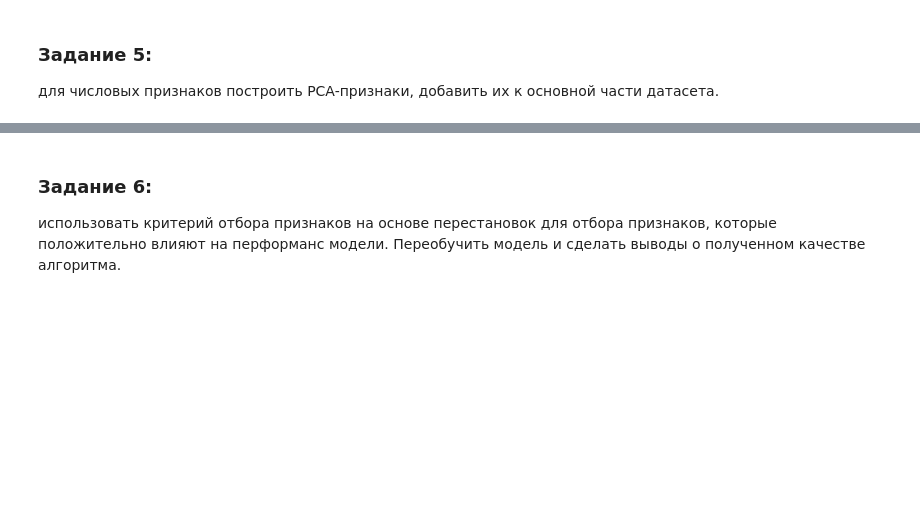
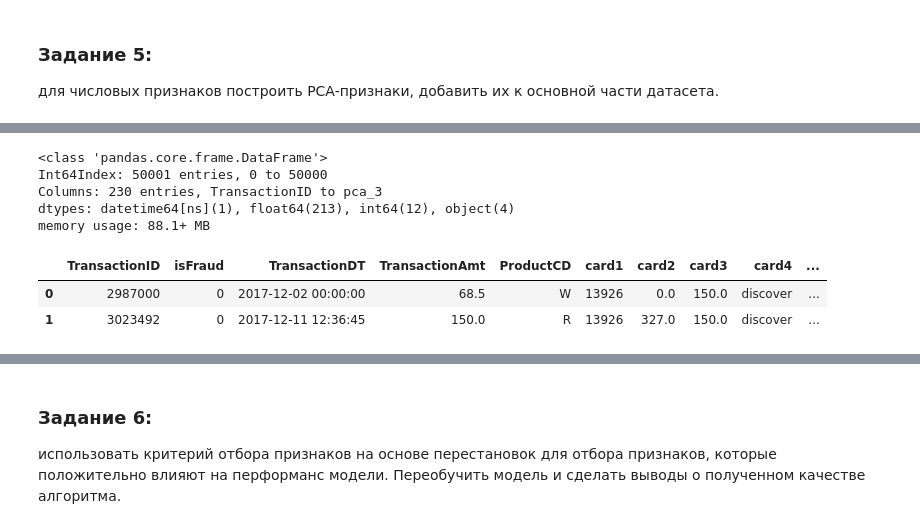
Before and after one commit to annulet/kaggle, a Jupyter notebook: hw_3.ipynb, the cells around one changed output, grey strips where cells are left out. Drawn from its saved outputs; the diff is of its cells as text; code cells hidden in the pictures; blank space fills up the shorter version.

```diff
--- a/hw_3.ipynb
+++ b/hw_3.ipynb
@@ -482,0 +784,10 @@ import datetime
+# %%
+train_pca = train.copy()[numeric_features].fillna(0)
+test_pca = test.copy()[numeric_features].fillna(0)
+# %%
+from sklearn.decomposition import PCA
+
+pca = PCA(n_components=3)
+# %%
+temp_train = pd.DataFrame(pca.fit_transform(train_pca), columns=['pca_1', 'pca_2', 'pca_3'])
+temp_train.info()
@@ -482,0 +815,15 @@ import datetime
+# %%
+train = pd.concat([train, temp_train], axis=1)
+train.info()
+# %% [output]
+<class 'pandas.core.frame.DataFrame'>
+Int64Index: 50001 entries, 0 to 50000
+Columns: 230 entries, TransactionID to pca_3
+dtypes: datetime64[ns](1), float64(213), int64(12), object(4)
+memory usage: 88.1+ MB
+# %%
+train.head(2)
+# %% [output]
+|  | TransactionID | isFraud | TransactionDT | TransactionAmt | ProductCD | card1 | card2 | card3 | card4 | ... |
+| 0 | 2987000 | 0 | 2017-12-02 00:00:00 | 68.5 | W | 13926 | 0.0 | 150.0 | discover | ... |
+| 1 | 3023492 | 0 | 2017-12-11 12:36:45 | 150.0 | R | 13926 | 327.0 | 150.0 | discover | ... |
```
Also changed, not shown: parts of 57 cells of this notebook.
